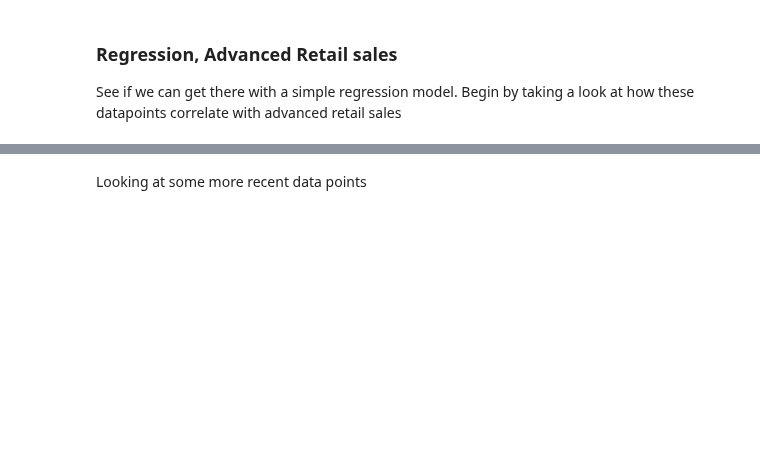
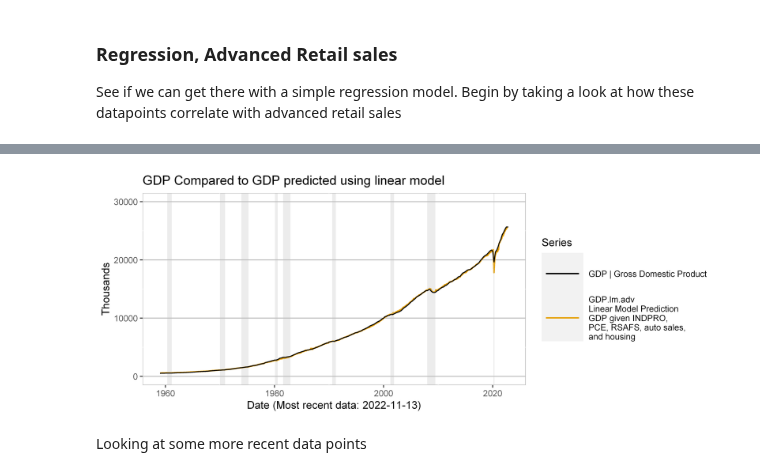
Before and after one commit to MoreCoffee12/Economics, a Jupyter notebook: GDPModels.ipynb, the cells around one changed output, grey strips where cells are left out. Cells and saved outputs as stored; diff of their text form; code cells hidden in the pictures; blank space fills up the shorter version.

```diff
--- a/GDPModels.ipynb
+++ b/GDPModels.ipynb
@@ -1010,34 +1075,36 @@ df.symbols <-
 
 datay <- "GDP.lm.adv"
 datay.aux <- "GDP"
-ylim <- c(0, 25000)
+ylim <- c(0, 30000)
 dt.end <- Sys.Date()
 myPlot <-
   plotSingle(
     dfRecession,
     df.data,
     "date",
     datay,
     "GDP Compared to GDP predicted using linear model",
     "Date",
     getPlotYLabel(df.symbols, datay),
     c(dt.start.prediction, dt.end),
     ylim,
     b.legend = TRUE,
     b.percentile = FALSE,
     b.long.legend = TRUE
   )
 myPlot <- myPlot + geom_line(
   data = df.data,
   aes_string(
     x = "date",
     y = datay.aux,
     colour = shQuote(getPlotTitle(df.symbols, datay.aux))
   ),
   na.rm = TRUE
 )
 
 print(myPlot)
+# %% [output]
+[figure, added]
 # %% [markdown]
 Looking at some more recent data points
 # %%
```
Also changed, not shown: parts of 22 cells of this notebook, 1 other file.
